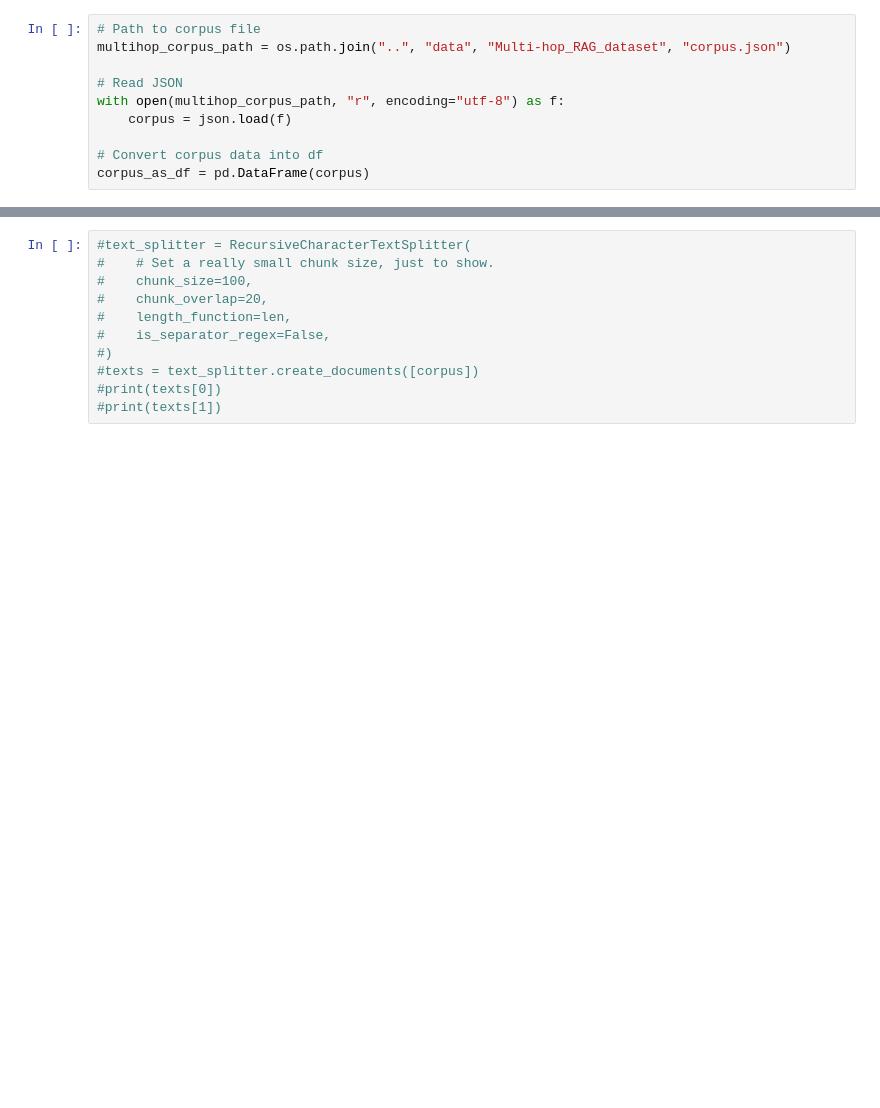
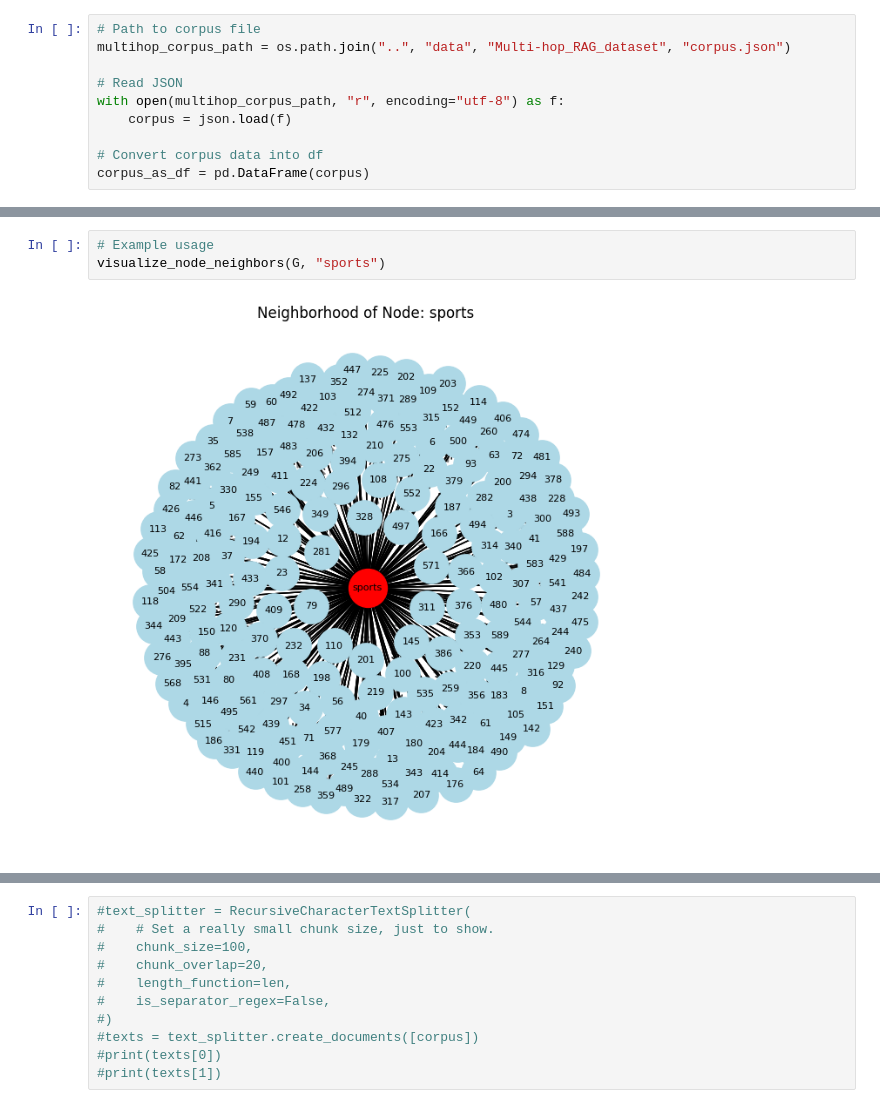
Before and after one commit to dev-mbarq/GraphRAG-internship-Diego, a Jupyter notebook: notebooks/document_graph_building.ipynb, the cells around one changed output, grey strips where cells are left out. Cells and saved outputs as stored; diff of their text form; blank space fills up the shorter version.

```diff
--- a/notebooks/document_graph_building.ipynb
+++ b/notebooks/document_graph_building.ipynb
@@ -122,0 +169,5 @@ processing row  608
+# %%
+# Example usage
+visualize_node_neighbors(G, "sports")
+# %% [output]
+[figure, added]
```
Also changed, not shown: parts of 13 cells of this notebook, 1 other file.
